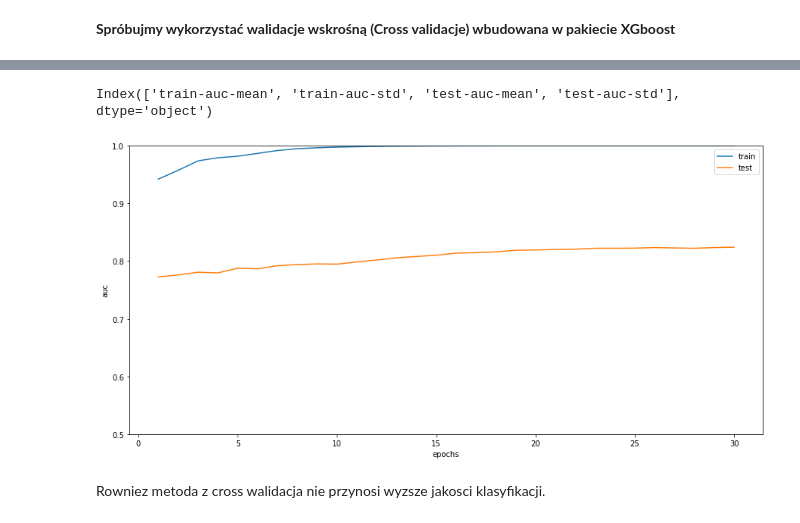
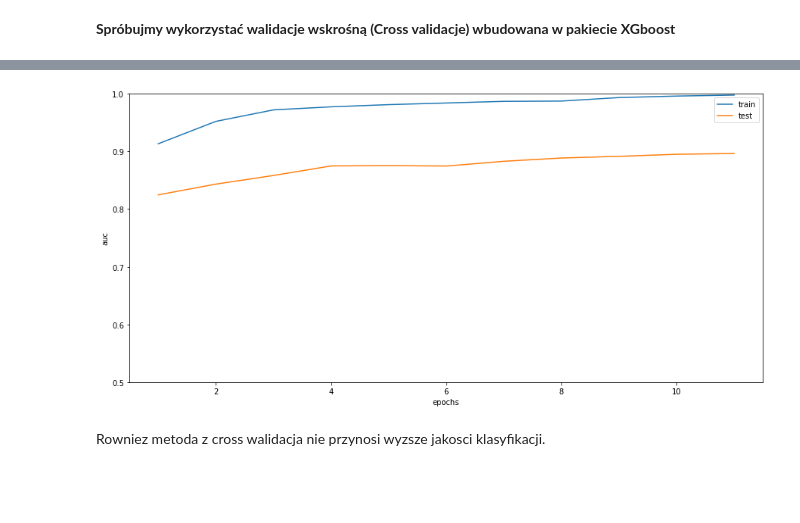
Before and after one commit to infoshareacademy/jdszr4-animalsi, a Jupyter notebook: wino/task_7/task_7_binary.ipynb, the cells around one changed output, grey strips where cells are left out. Cells and saved outputs as stored; diff of their text form; code cells hidden in the pictures; blank space fills up the shorter version.

Commit message:
models have been corrected, random_seed has been applied, summary is being prepared

```diff
--- a/wino/task_7/task_7_binary.ipynb
+++ b/wino/task_7/task_7_binary.ipynb
@@ -153,9 +195,9 @@ W dalszej część będziemy posługiwać sie danym standaryzowanymi
 **2. Znajdzmy najlepsze parametry dla tego modelu**
 # %%
 #zacznijmy od małego zestawu, by dostrzec czy jest w ogóle jakas poprawa
-params_xgb1 = {"max_depth"        :list(range(2, 15, 2)),
+params_xgb1 = {"max_depth"        :list(range(10, 15, 1)),
               "n_estimators"      :list(range(50,211,40)),
-              "learning_rate"     :list(np.linspace(0.05,0.40, 8)),
+              "learning_rate"     :list(np.linspace(0.05,0.50, 10)),
 
 }
 # %%
@@ -168,8 +210,9 @@ r
 20
 # %%
 #zdefiniujmy obiekt sprawdzajacy nasze parametry
-model_xgb4 = XGBClassifier(objective= 'binary:logistic', booster = "gbtree",n_jobs = 3,eval_metric='mlogloss')
-skf = StratifiedKFold(n_splits=5, shuffle = True)
-grid_search1 =  GridSearchCV(model_xgb4,param_grid = params_xgb1,cv =skf,verbose = 1,scoring = make_scorer(balanced_accuracy_score)).fit(X_train_all_scaled,Y_train_all)
+model_xgb4 = XGBClassifier(objective= 'binary:logistic', booster = "gbtree",n_jobs = 3,eval_metric='mlogloss', random_state = 6)
+skf = StratifiedKFold(n_splits=5, shuffle = True, random_state = 6)
+grid_search1 =  GridSearchCV(model_xgb4,param_grid = params_xgb1,cv =skf,verbose = 1,
+                             scoring = make_scorer(roc_auc_score)).fit(X_train_all_scaled,Y_train_all)
 Beep(400,1000)
 # %% [output]
@@ -218,16 +258,16 @@ LE = LabelEncoder()
 Y_train_all_encoded = LE.fit_transform(Y_train_all)
 Y_test_encoded = LE.fit_transform(Y_test)
 
+#use_label_encoder=False
 
 dane = DMatrix(data = X_train_all_scaled, label = Y_train_all_encoded)
 
 params_xgb2 = {"max_depth"        :14,
-              "learning_rate"     :0.4,
+              "learning_rate"     :0.35,
               "booster"           :"gbtree",
-              "objective"         :'binary:logistic',
-              "num_class"         : 3
+              "objective"         :'binary:logistic'
 }
 
 
-model_xgb5 = cv(dtrain = dane, params = params_xgb2, nfold = 5,num_boost_round=100,
-                metrics = "auc", as_pandas = True,early_stopping_rounds = 5)
+model_CV = cv(dtrain = dane, params = params_xgb2, nfold = 5,num_boost_round=100,early_stopping_rounds = 20,
+                 metrics = "auc", as_pandas = True, seed = 6)
@@ -236,23 +274,19 @@ XGBoostError: [22:20:11] C:/Users/Administrator/workspace/xgboost-win64_release_
-# %%
-model_xgb5.columns
-# %% [output]
-Index(['train-auc-mean', 'train-auc-std', 'test-auc-mean', 'test-auc-std'], dtype='object')
 # %%
 #zobrazujmy nasz proces trenowania na podstawie AUC
 
-train_auc = model_xgb5.iloc[::,0]
-test_auc = model_xgb5.iloc[::,2]
-y_axis = range(1,model_xgb5.shape[0]+1)
+train_auc = model_CV.iloc[::,0]
+test_auc = model_CV.iloc[::,2]
+y_axis = range(1,model_CV.shape[0]+1)
 
 plt.figure(figsize=(15, 7))
 plt.plot(y_axis,train_auc, label = "train")
 plt.plot(y_axis,test_auc, label = "test")
 plt.xlabel("epochs")
 plt.ylabel("auc")
 plt.ylim([0.5, 1])
 plt.legend()
 _=plt.show()
 # %% [output]
-[figure, old version]
+[figure, new version]
 # %% [markdown]
 Rowniez metoda z cross walidacja nie przynosi wyzsze jakosci klasyfikacji.
```
Also changed, not shown: parts of 33 cells of this notebook, 7 other files.
